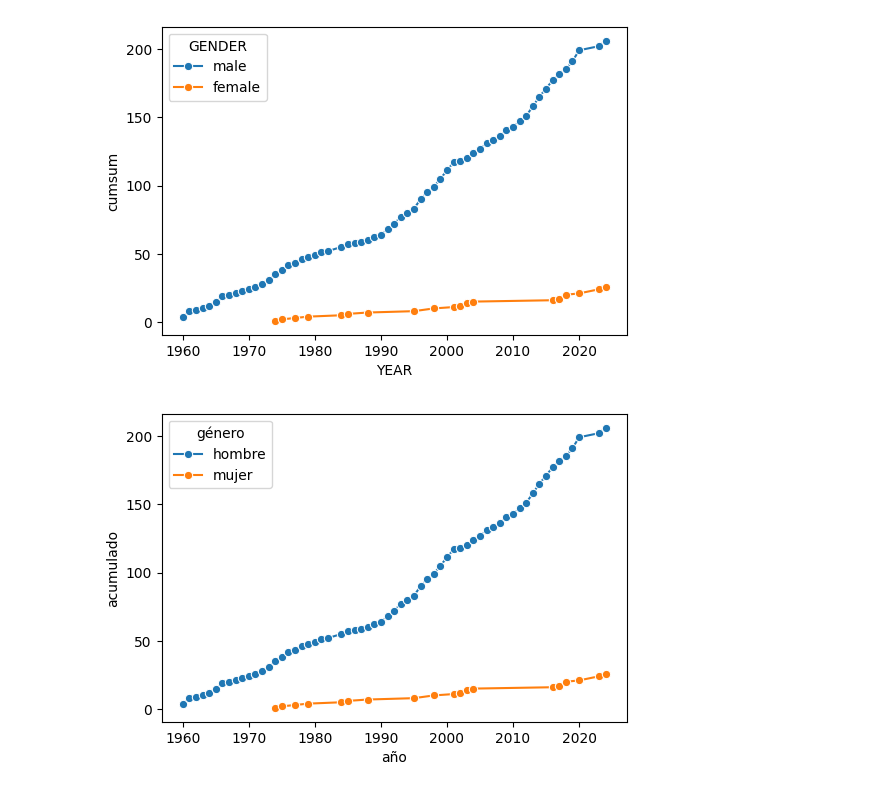
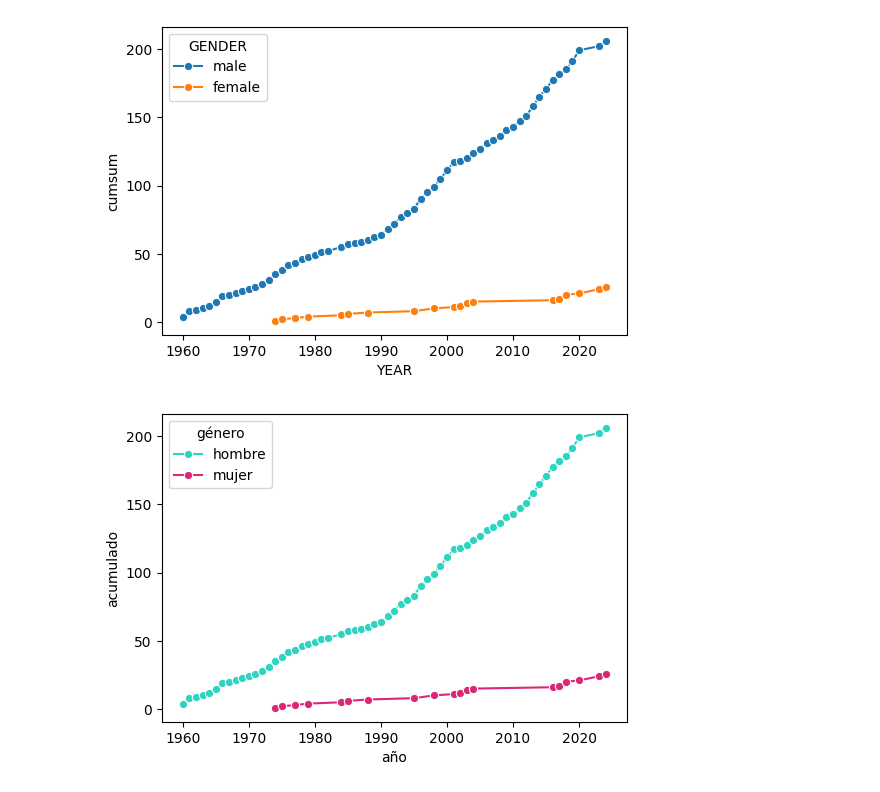
Before and after one commit to aastroza/chilean-humor, a Jupyter notebook: notebooks/00_explore_ficvn_data.ipynb, the cells around one changed output. Drawn from its saved outputs; the diff is of its cells as text; code cells hidden in the pictures.

```diff
--- a/notebooks/00_explore_ficvn_data.ipynb
+++ b/notebooks/00_explore_ficvn_data.ipynb
@@ -101,11 +101,15 @@ plt.show()
 # %%
 fig ,ax = plt.subplots(figsize = (6,4))
 df_gender['GENDER'] = df_gender['GENDER'].replace({'male': 'hombre', 'female': 'mujer'})
-sns.lineplot(data=df_gender, x='YEAR', y='cumsum', hue='GENDER', marker='o')
+palette = {
+    'hombre': '#2dd4bf',  # Color para 'hombre'
+    'mujer': '#db2777'    # Color para 'mujer'
+}
+sns.lineplot(data=df_gender, x='YEAR', y='cumsum', hue='GENDER', marker='o', palette=palette)
 ax.set_xlabel('año')
 ax.set_ylabel('acumulado')
 ax.legend(title='género')
 plt.savefig('../images/gender_line_plot_spanish.png', bbox_inches='tight', dpi=300)
 plt.show()
 # %% [output]
-[figure, old version]
+[figure, new version]
```
Also changed, not shown: parts of 1 cell of this notebook, 2 other files.
